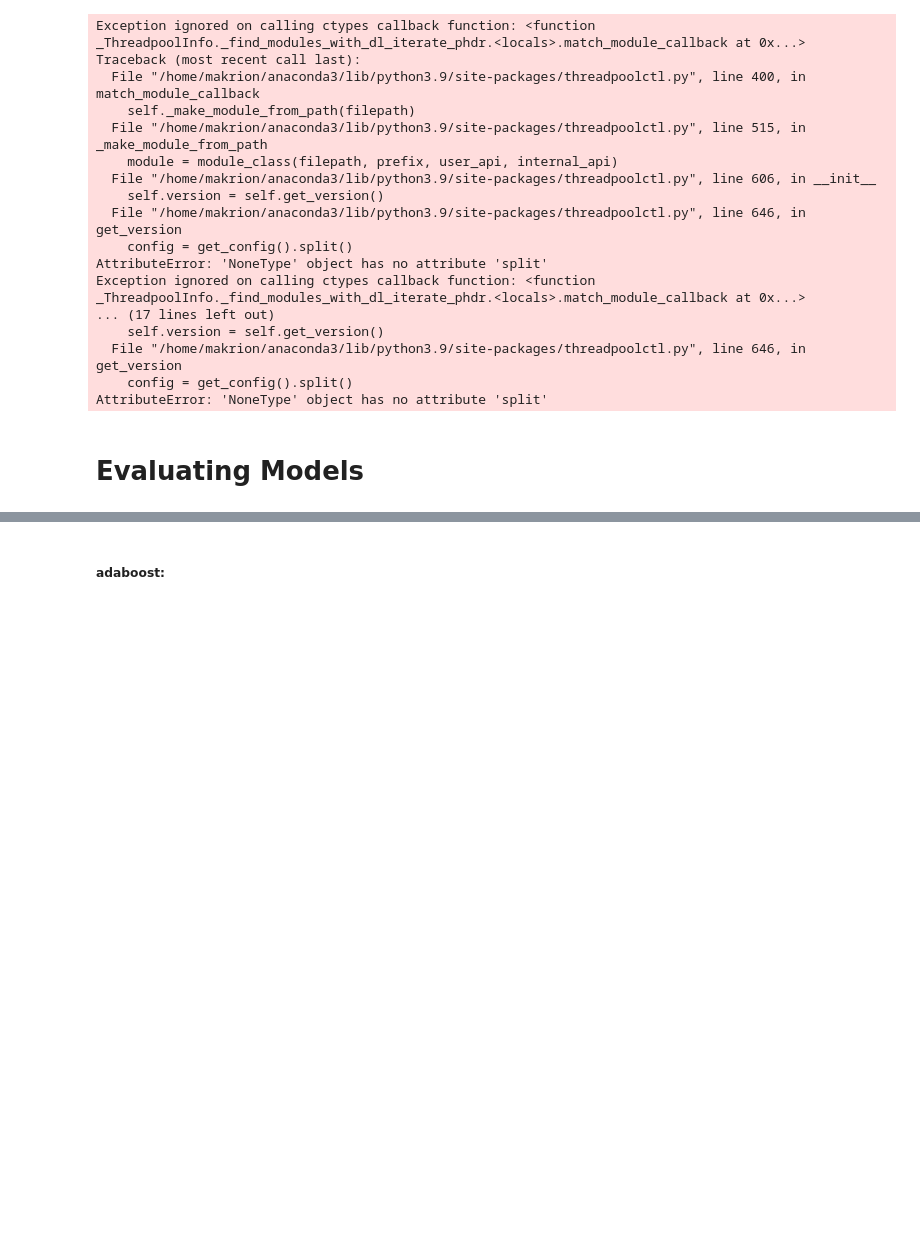
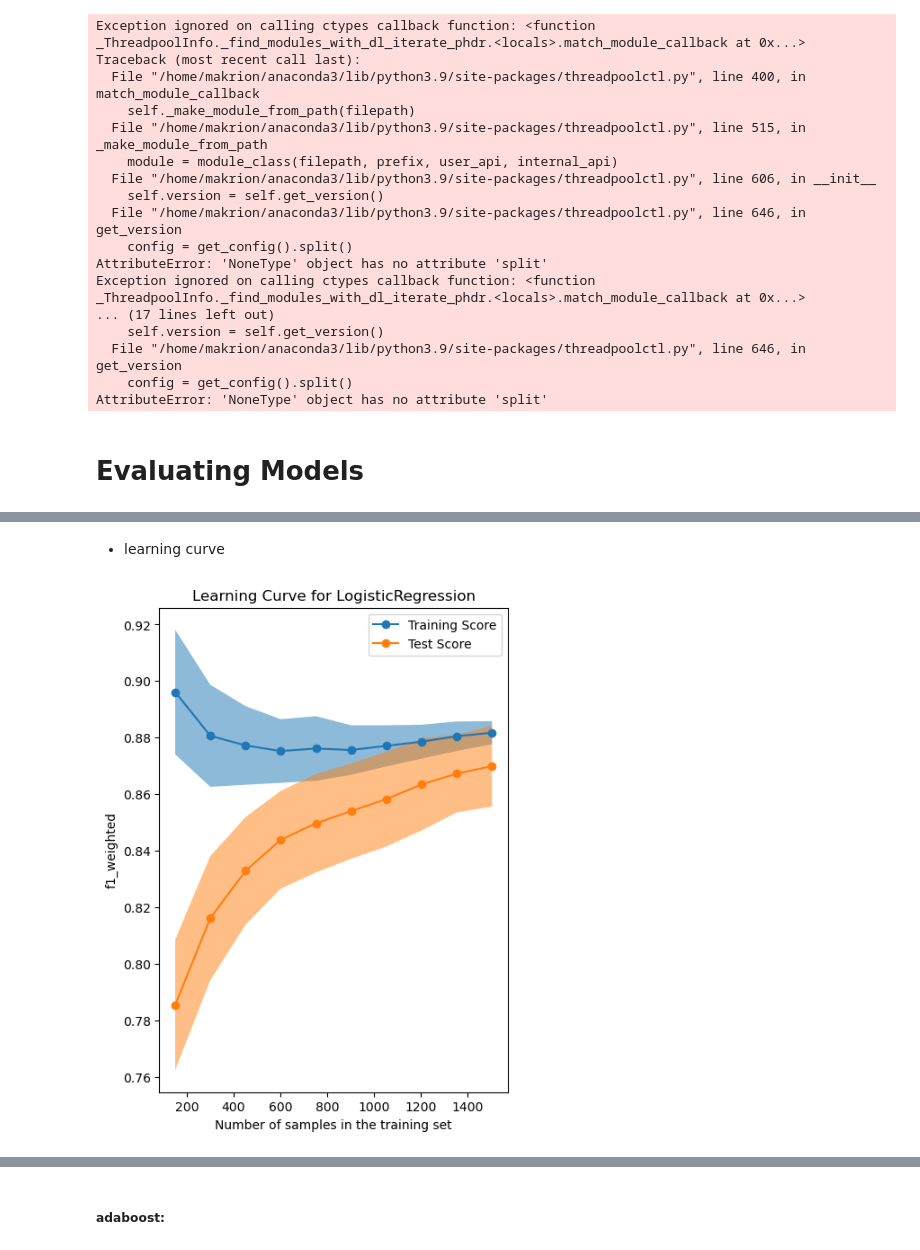
Before and after one commit to Makrion/body_type_prediction, a Jupyter notebook: src/models-analysis.ipynb, the cells around one changed output, grey strips where cells are left out. Drawn from its saved outputs; the diff is of its cells as text; code cells hidden in the pictures; blank space fills up the shorter version.

```diff
--- a/src/models-analysis.ipynb
+++ b/src/models-analysis.ipynb
@@ -71,0 +137,6 @@ AttributeError: 'NoneType' object has no attribute 'split'
+# %% [markdown]
+- learning curve
+# %%
+model_helpers.draw_learning_curve(x_train_sampled, y_train_sampled, LogisticRegression(max_iter=1000000), n_jobs=4, cv_n_splits=50)
+# %% [output]
+[figure, added]
```
Also changed, not shown: parts of 46 cells of this notebook, 11 other files.
